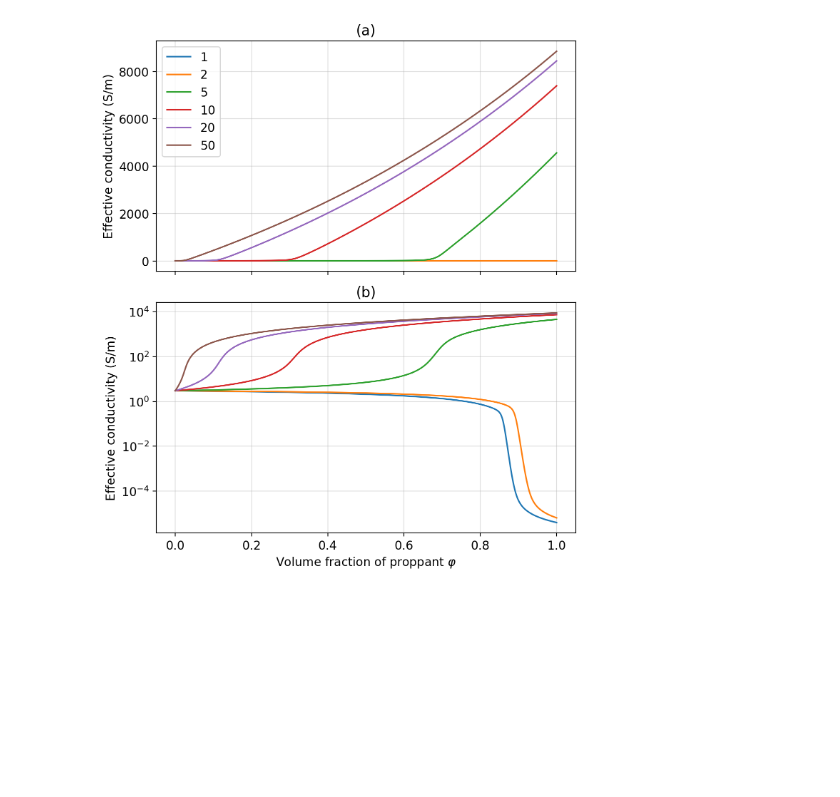
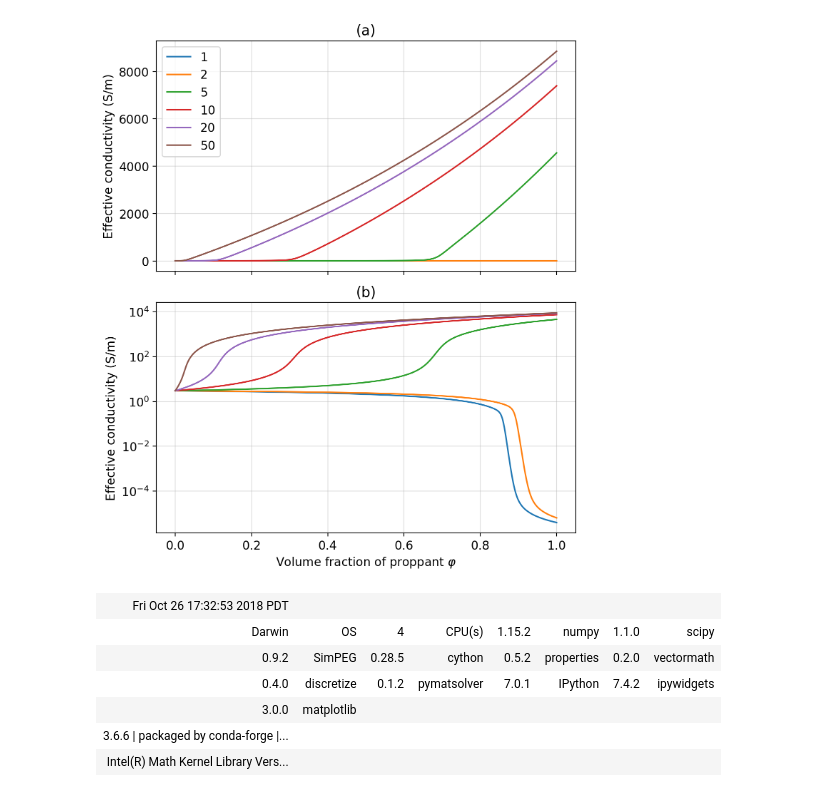
Before and after one commit to simpeg-research/heagy-2018-fracture-physprops, a Jupyter notebook: notebooks/1_proppant_fluid_mixture.ipynb, the cells around one changed output. Cells and saved outputs as stored; diff of their text form; code cells hidden in the pictures; blank space fills up the shorter version.

```diff
--- a/notebooks/1_proppant_fluid_mixture.ipynb
+++ b/notebooks/1_proppant_fluid_mixture.ipynb
@@ -201,3 +235,13 @@ plt.tight_layout()
 fig.savefig("../figures/emt_3phase_aspect", dpi=200, bbox_inches="tight")
 # %% [output]
 [figure]
+# %%
+versions('HTML')
+# %% [output]
+| Fri Oct 26 17:32:53 2018 PDT |  |  |  |  |  |  |  |
+| Darwin | OS | 4 | CPU(s) | 1.15.2 | numpy | 1.1.0 | scipy |
+| 0.9.2 | SimPEG | 0.28.5 | cython | 0.5.2 | properties | 0.2.0 | vectormath |
+| 0.4.0 | discretize | 0.1.2 | pymatsolver | 7.0.1 | IPython | 7.4.2 | ipywidgets |
+| 3.0.0 | matplotlib |  |  |  |  |  |  |
+| 3.6.6 | packaged by conda-forge |... |  |  |  |  |  |  |  |
+| Intel(R) Math Kernel Library Vers... |  |  |  |  |  |  |  |
```
Also changed, not shown: parts of 17 cells of this notebook, 10 other files.
